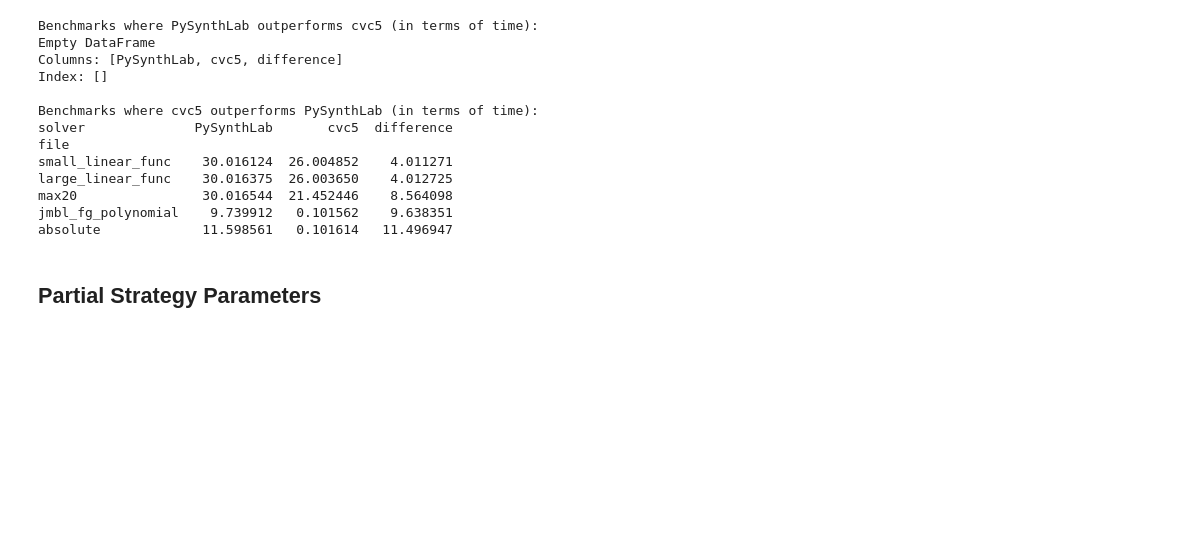
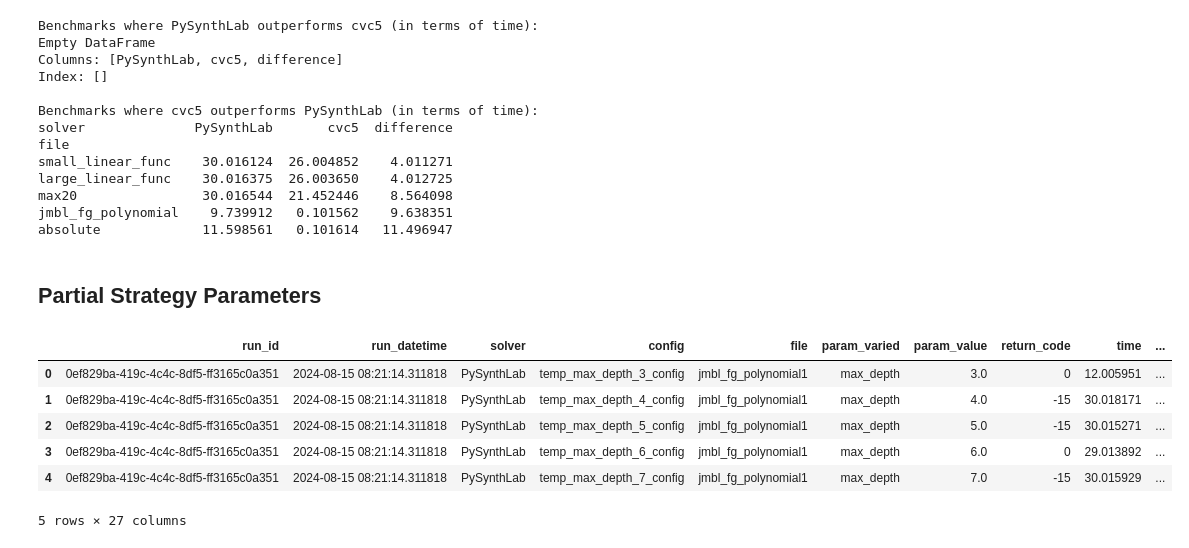
Before and after one commit to gschandan/PySynthLab, a Jupyter notebook: src/evaluation/performance.ipynb, the cells around one changed output. Cells and saved outputs as stored; diff of their text form; code cells hidden in the pictures; blank space fills up the shorter version.

```diff
--- a/src/evaluation/performance.ipynb
+++ b/src/evaluation/performance.ipynb
@@ -434,3 +437,18 @@ jmbl_fg_polynomial    9.739912   0.101562    9.638351
 absolute             11.598561   0.101614   11.496947
 # %% [markdown]
 ## Partial Strategy Parameters
+# %%
+df_pysynthlab_partial = pd.read_csv('../benchmark/sygus_solver_pysynthlab_results_partial.csv')
+df_pysynthlab_partial['run_datetime'] = pd.to_datetime(df_pysynthlab_partial['run_datetime'])
+df_pysynthlab_partial['solver'] = 'PySynthLab'
+df_pysynthlab_partial['config'] = df_pysynthlab_partial['config'].str.split('/').str[-1].str.replace('.yaml', '').str.replace('benchmark_','')
+df_pysynthlab_partial['file'] = df_pysynthlab_partial['file'].str.split('/').str[-1].str.replace('.sl', '')
+df_pysynthlab_partial.head()
+# %% [output]
+|  | run_id | run_datetime | solver | config | file | param_varied | param_value | return_code | time | ... |
+| 0 | 0ef829ba-419c-4c4c-8df5-ff3165c0a351 | 2024-08-15 08:21:14.311818 | PySynthLab | temp_max_depth_3_config | jmbl_fg_polynomial1 | max_depth | 3.0 | 0 | 12.005951 | ... |
+| 1 | 0ef829ba-419c-4c4c-8df5-ff3165c0a351 | 2024-08-15 08:21:14.311818 | PySynthLab | temp_max_depth_4_config | jmbl_fg_polynomial1 | max_depth | 4.0 | -15 | 30.018171 | ... |
+| 2 | 0ef829ba-419c-4c4c-8df5-ff3165c0a351 | 2024-08-15 08:21:14.311818 | PySynthLab | temp_max_depth_5_config | jmbl_fg_polynomial1 | max_depth | 5.0 | -15 | 30.015271 | ... |
+| 3 | 0ef829ba-419c-4c4c-8df5-ff3165c0a351 | 2024-08-15 08:21:14.311818 | PySynthLab | temp_max_depth_6_config | jmbl_fg_polynomial1 | max_depth | 6.0 | 0 | 29.013892 | ... |
+| 4 | 0ef829ba-419c-4c4c-8df5-ff3165c0a351 | 2024-08-15 08:21:14.311818 | PySynthLab | temp_max_depth_7_config | jmbl_fg_polynomial1 | max_depth | 7.0 | -15 | 30.015929 | ... |
+5 rows × 27 columns
```
Also changed, not shown: parts of 8 cells of this notebook.
